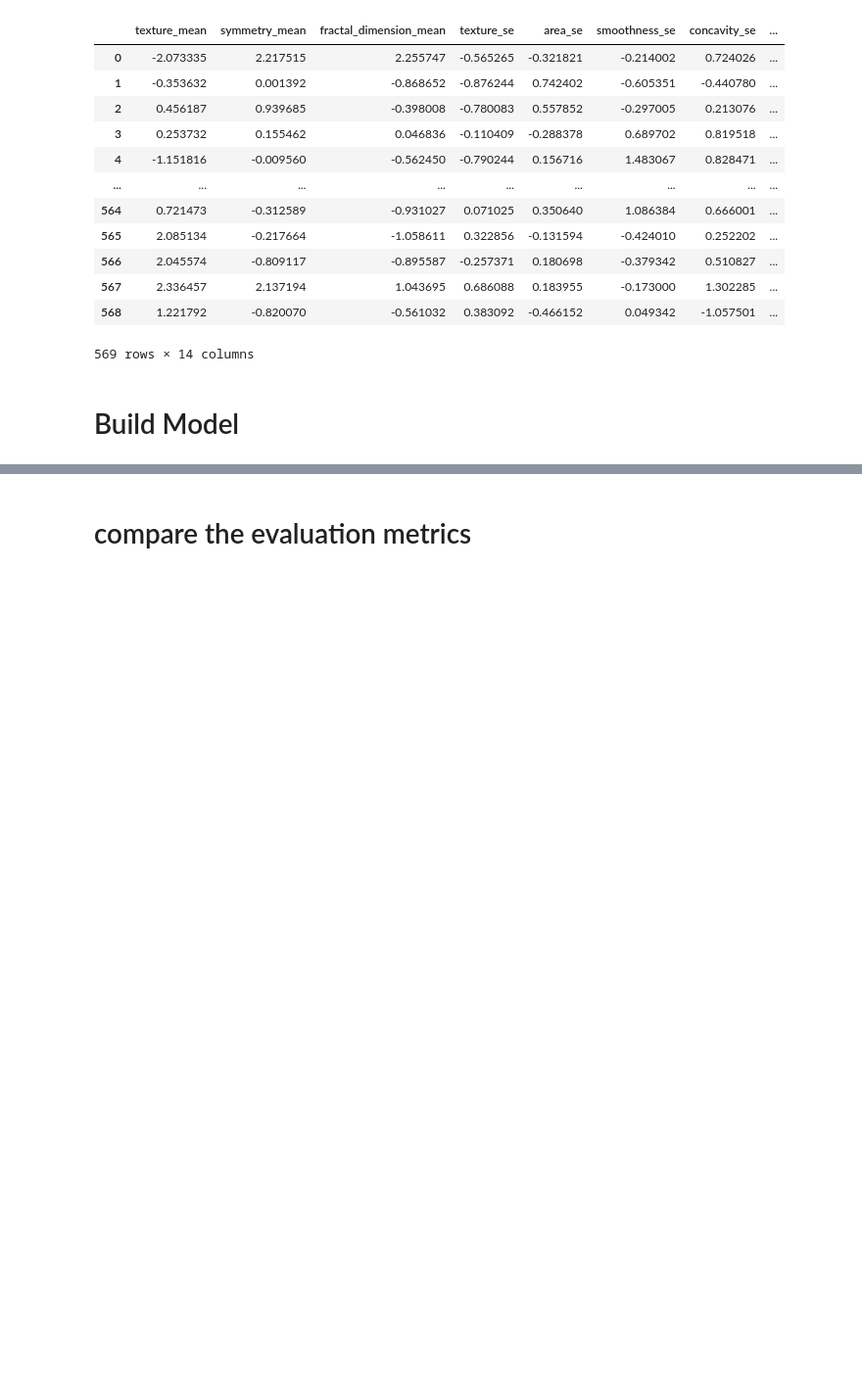
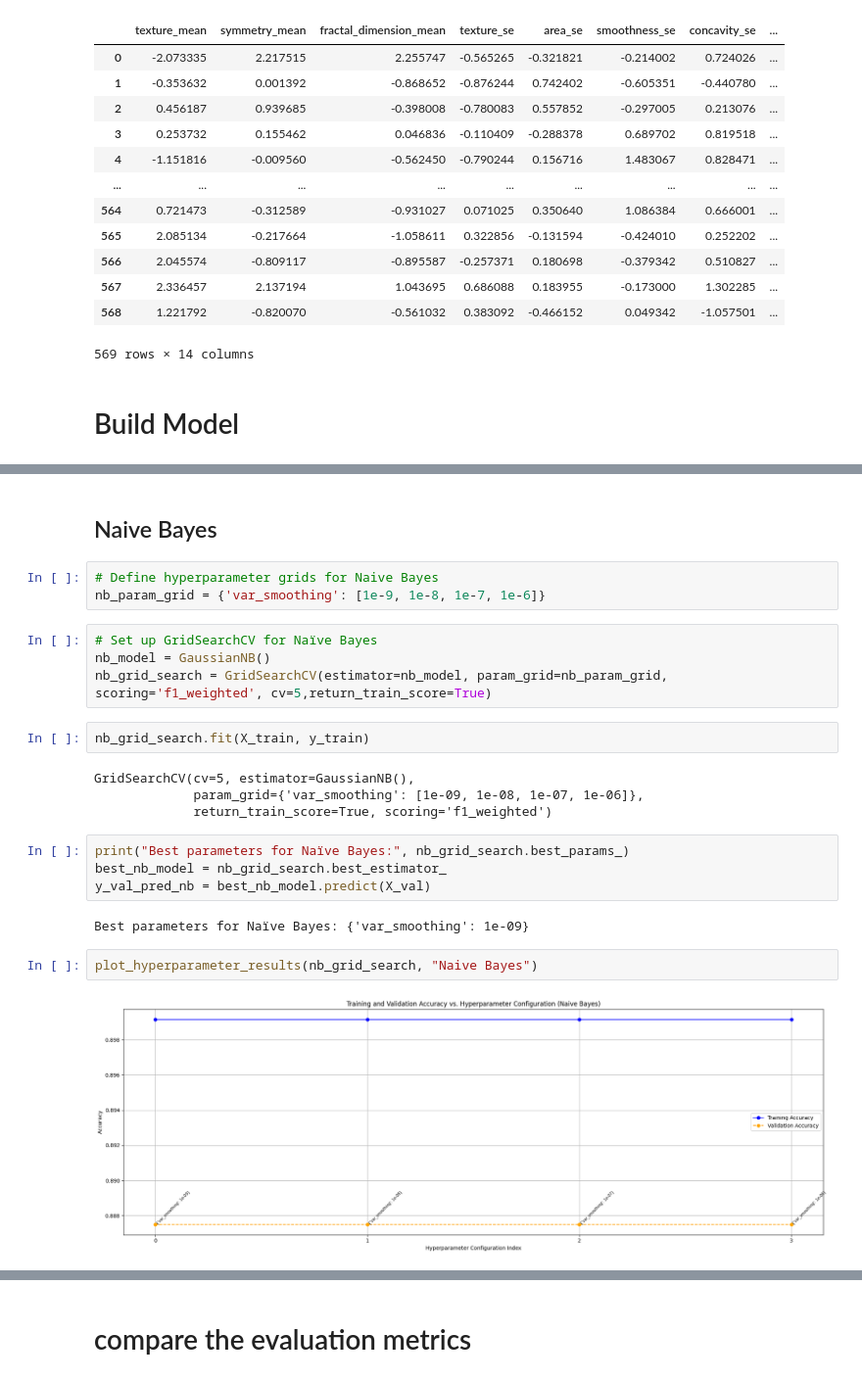
Before and after one commit to Malak0277/Breast-Cancer-Types-Prediction, a Jupyter notebook: Breast_Cancer_Model_Development.ipynb, the cells around one changed output, grey strips where cells are left out. Shown at 98% size. Drawn from its saved outputs; the diff is of its cells as text; blank space fills up the shorter version.

```diff
--- a/Breast_Cancer_Model_Development.ipynb
+++ b/Breast_Cancer_Model_Development.ipynb
@@ -32,0 +252,25 @@ df
+# %% [markdown]
+## Naive Bayes
+# %%
+# Define hyperparameter grids for Naive Bayes
+nb_param_grid = {'var_smoothing': [1e-9, 1e-8, 1e-7, 1e-6]}
+# %%
+# Set up GridSearchCV for Naïve Bayes
+nb_model = GaussianNB()
+nb_grid_search = GridSearchCV(estimator=nb_model, param_grid=nb_param_grid, scoring='f1_weighted', cv=5,return_train_score=True)
+# %%
+nb_grid_search.fit(X_train, y_train)
+# %% [output]
+GridSearchCV(cv=5, estimator=GaussianNB(),
+             param_grid={'var_smoothing': [1e-09, 1e-08, 1e-07, 1e-06]},
+             return_train_score=True, scoring='f1_weighted')
+# %%
+print("Best parameters for Naïve Bayes:", nb_grid_search.best_params_)
+best_nb_model = nb_grid_search.best_estimator_
+y_val_pred_nb = best_nb_model.predict(X_val)
+# %% [output]
+Best parameters for Naïve Bayes: {'var_smoothing': 1e-09}
+# %%
+plot_hyperparameter_results(nb_grid_search, "Naive Bayes")
+# %% [output]
+[figure, added]
```
Also changed, not shown: parts of 25 cells of this notebook.
